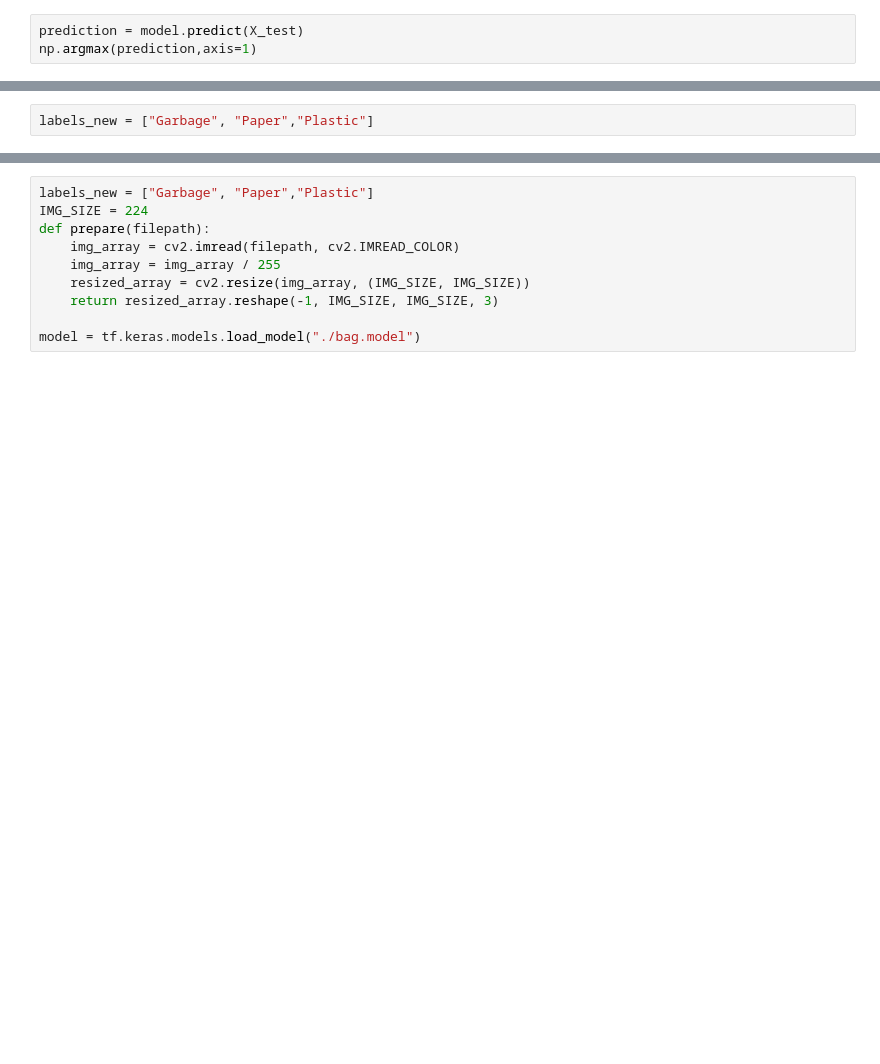
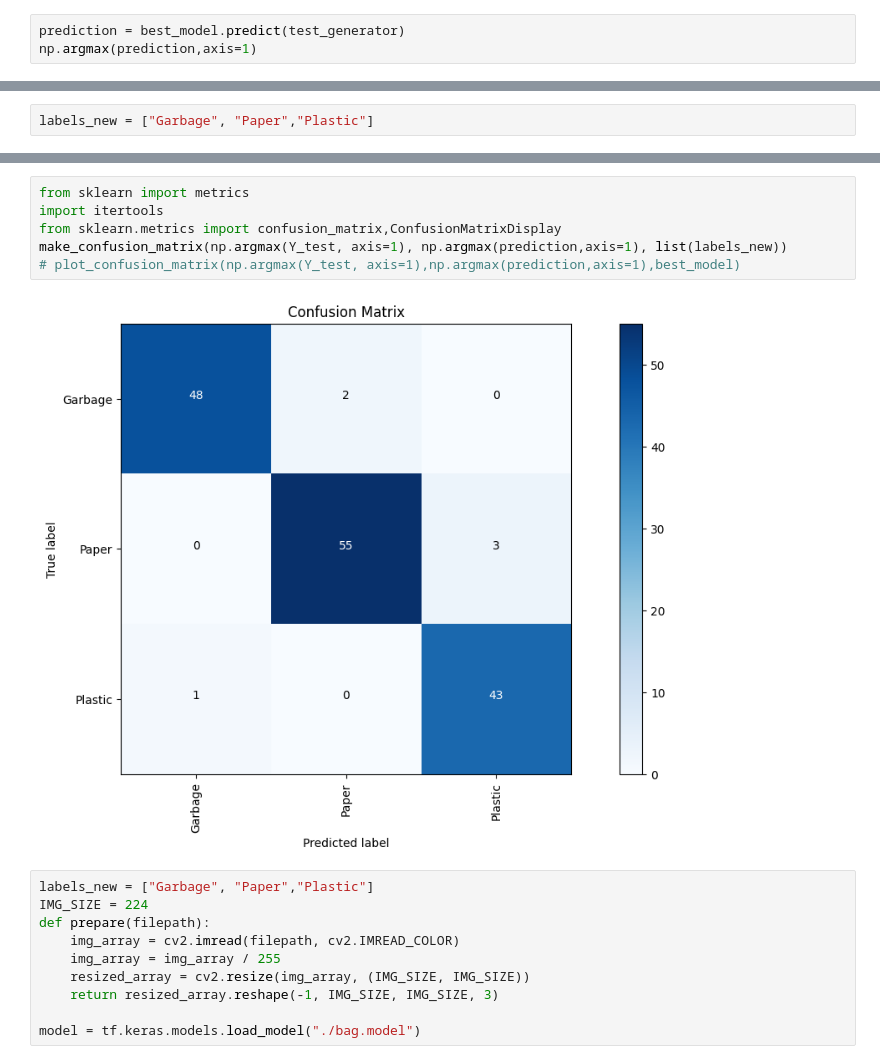
Before and after one commit to 22049236-Yuyang-Xiao/DL4SN-Household-Discompose-Bag-Classification-using-Arduino-Nano-33-, a Jupyter notebook: bag_classification.ipynb, the cells around one changed output, grey strips where cells are left out. Cells and saved outputs as stored; diff of their text form; blank space fills up the shorter version.

```diff
--- a/bag_classification.ipynb
+++ b/bag_classification.ipynb
@@ -145,4 +261,4 @@ WARNING:absl:Found untraced functions such as _jit_compiled_convolution_op, _jit
 # %%
-prediction = model.predict(X_test)
+prediction = best_model.predict(test_generator)
 np.argmax(prediction,axis=1)
 # %% [output]
@@ -169,3 +341,11 @@ weighted avg       0.79      0.52      0.48        85
+# %%
+from sklearn import metrics
+import itertools
+from sklearn.metrics import confusion_matrix,ConfusionMatrixDisplay
+make_confusion_matrix(np.argmax(Y_test, axis=1), np.argmax(prediction,axis=1), list(labels_new))
+# plot_confusion_matrix(np.argmax(Y_test, axis=1),np.argmax(prediction,axis=1),best_model)
+# %% [output]
+[figure, added]
 # %%
 labels_new = ["Garbage", "Paper","Plastic"]
 IMG_SIZE = 224
```
Also changed, not shown: parts of 17 cells of this notebook.
